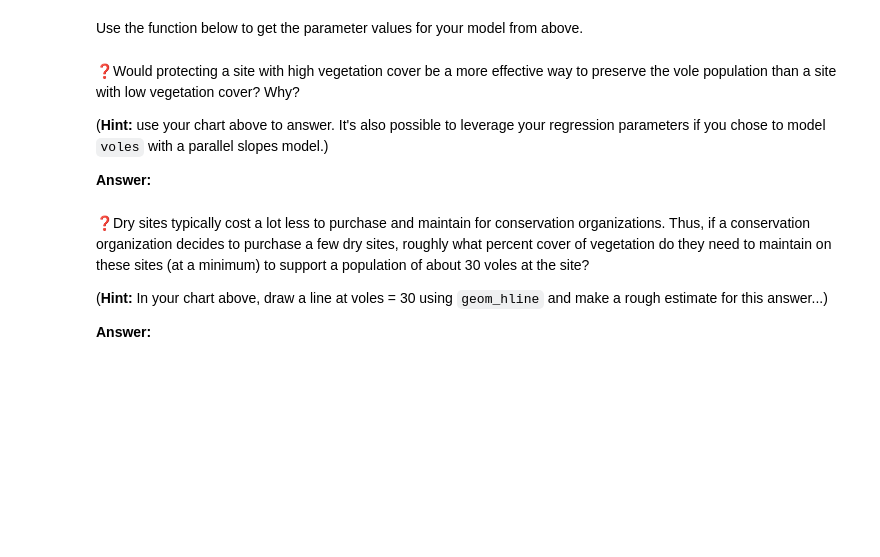
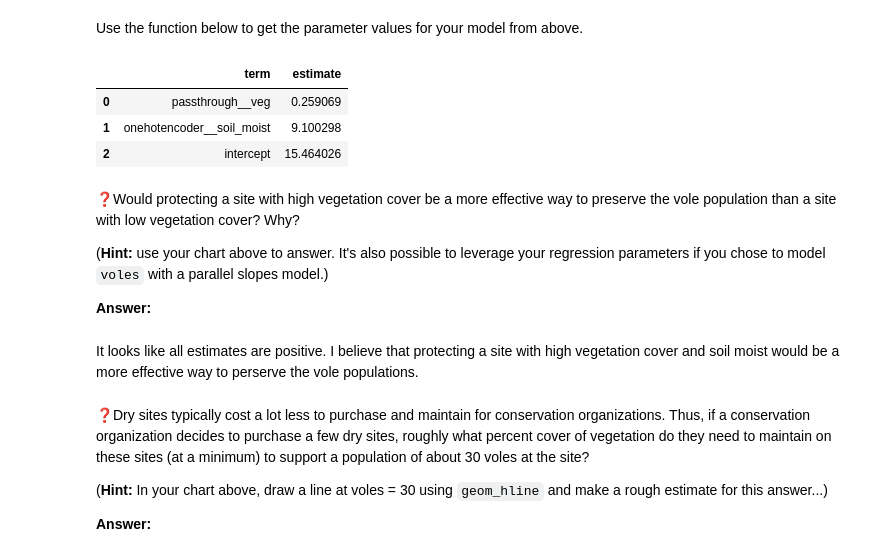
Before and after one commit to UNC-DATA-730/unit-6-assignment-dlee002, a Jupyter notebook: assignment6.ipynb, the cells around one changed output. Saved outputs shown, nothing was run; the diff lists cells and outputs as text; code cells hidden in the pictures; blank space fills up the shorter version.

```diff
--- a/assignment6.ipynb
+++ b/assignment6.ipynb
@@ -82,0 +107,3 @@ Here are the steps I would take:
+# %%
+#4
+pl.fit(X,y)
@@ -92,12 +127,21 @@ def get_regression_table(pipeline):
         estimate=estimates,
     )
     return pd.DataFrame(data)
+# %%
+get_regression_table(pl)
+# %% [output]
+|  | term | estimate |
+| 0 | passthrough__veg | 0.259069 |
+| 1 | onehotencoder__soil_moist | 9.100298 |
+| 2 | intercept | 15.464026 |
 # %% [markdown]
 ❓Would protecting a site with high vegetation cover be a more effective way to preserve the vole population than a site with low vegetation cover? Why?
 
 (**Hint:** use your chart above to answer. It's also possible to leverage your regression parameters if you chose to model `voles` with a parallel slopes model.)
 
 **Answer:**
+# %% [markdown]
+It looks like all estimates are positive. I believe that protecting a site with high vegetation cover and soil moist would be a more effective way to perserve the vole populations.
 # %% [markdown]
 ❓Dry sites typically cost a lot less to purchase and maintain for conservation organizations. Thus, if a conservation organization decides to purchase a few dry sites, roughly what percent cover of vegetation do they need to maintain on these sites (at a minimum) to support a population of about 30 voles at the site?
 
```
Also changed, not shown: parts of 5 cells of this notebook.
